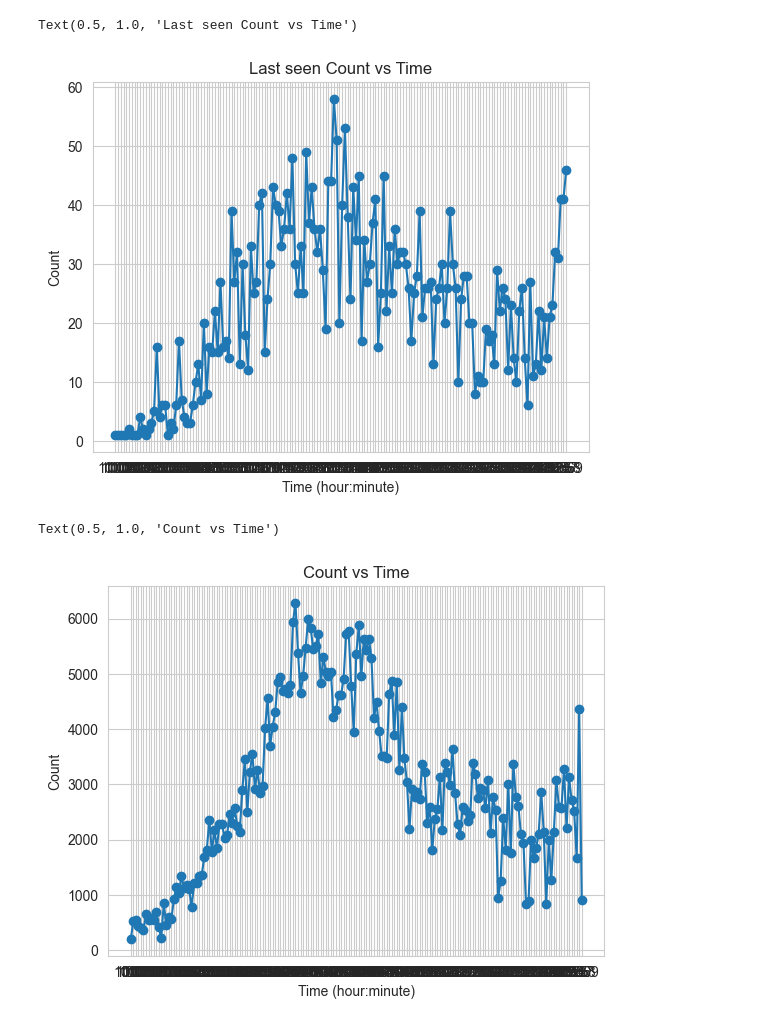
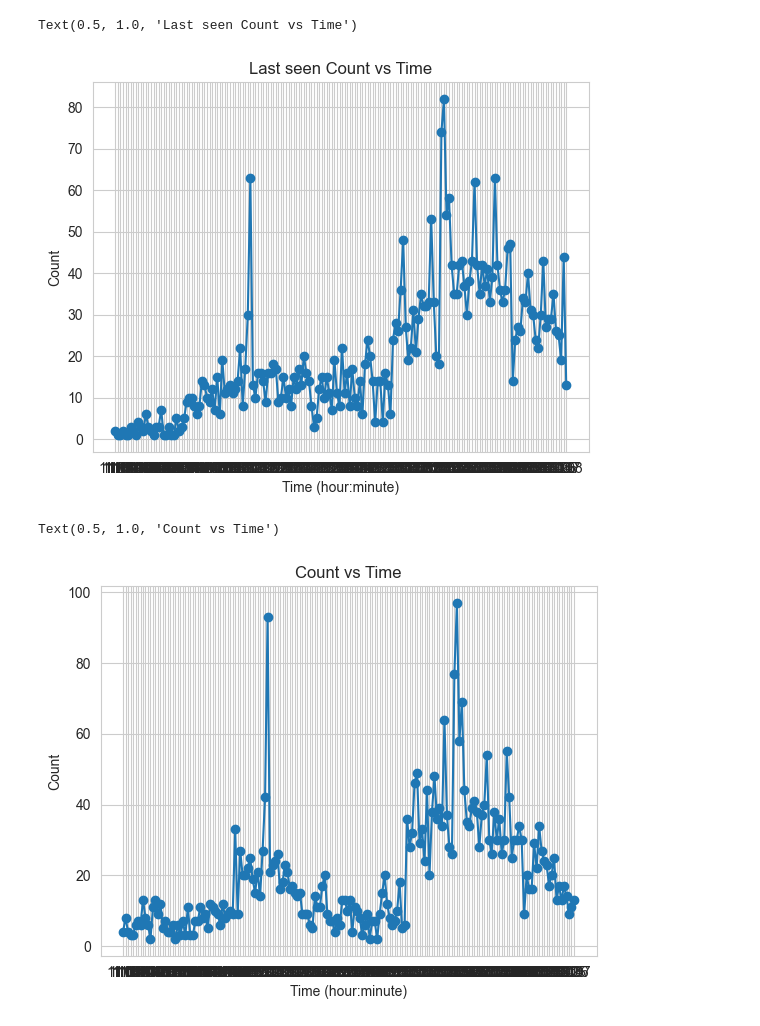
Before and after one commit to danielbischofff/dataLiteracyPeopleCounting, a Jupyter notebook: src/Wednesday_analysis.ipynb, the cells around one changed output. Saved outputs shown, nothing was run; the diff lists cells and outputs as text; code cells hidden in the pictures.

```diff
--- a/src/Wednesday_analysis.ipynb
+++ b/src/Wednesday_analysis.ipynb
@@ -15,5 +17,5 @@ import binascii
 # %%
 df_all = pd.read_csv(
-    "C:\\Users\Philipp\OneDrive - UT Cloud\Data_literacy_mensa\Mensa_data_combined\\wednesday100124.csv")
+    "C:\\Users\Philipp\OneDrive - UT Cloud\Data_literacy_mensa\Mensa_data_combined\\Tuesday090124.csv")
 df_all
 # %% [output]
@@ -33,5 +35,5 @@ df_all
 # %%
-df_all = df_all.loc[df_all["_ws.col.protocol"] == "802.11"]
+#df_all = df_all.loc[df_all["_ws.col.protocol"] == "EAP"]
 df_all["frame.time"] = df_all["frame.time"].str.replace(r':\d+\.\d+', '', regex=True)
 df_all["frame.time"].value_counts().sort_index().plot(kind='density')
 # %% [output]
@@ -45,5 +42,5 @@ See the caveats in the documentation: https://pandas.pydata.org/pandas-docs/stab
 # %%
-df_all['date-time'] = pd.to_datetime(df_all['frame.time'].str.replace('Mitteleuropäische Zeit', 'CET'),
+df_all['date-time'] = pd.to_datetime(df_all['frame.time'].str.replace('MitteleuropÃ¤ische Zeit', 'CET'),
                                      format='%b %d, %Y %H:%M %Z')
 df_all['hour:minute'] = df_all['date-time'].dt.strftime('%H:%M')
 df_all
@@ -143,0 +162,35 @@ result = result.to_numpy()
+# %%
+eduroam_ssid = "656475726f616d"
+
+# Authentication with all networks around
+df_dpa = df_all.loc[df_all['_ws.col.protocol'] == "EAP"]
+
+# Authentication with all cisco devices
+df_dpa_cisco = df_dpa.loc[df_dpa["wlan.sa"].str.match(cisco_pattern)]
+
+# Authenticated mac addresses as a list
+dpa_cisco_list = df_dpa_cisco["wlan.da"].unique().tolist()
+
+# All data filterd for eduroam, UTGuest and Guest
+df = df_all.loc[(df_all["wlan.ssid"] == eduroam_ssid)|(df_all["wlan.ssid"] == "55546775657374" )|( df_all["wlan.ssid"] =="4775657374")]
+
+# all unique mac addresses with the ssids
+all_sources = df["wlan.sa"].unique().tolist()
+
+# Combination of mac addresses of the ssids and EPA
+combined_macs = list(set(all_sources + dpa_cisco_list))
+
+print(f"Number of unqiue mac addresses verfied by cisco: {df_dpa_cisco['wlan.da'].nunique()}")
+
+# All entries that use the resulting mac addresses
+df = df_all.loc[df_all['wlan.sa'].isin(combined_macs)]
+
+# result_concat = pd.concat([result, result_da])
+# result_concat = result_concat
+# # Step 2: Group by beacons and count the number of unique entries in wlan.sa
+# unique_sa_counts = df_all.groupby("wlan.ssid")["wlan.sa"].nunique().reset_index()
+# unique_sa_counts.columns = ["wlan.ssid", "unique_sa_count"]
+#
+# # Step 3: Merge the two DataFrames on "wlan.ssid"
+# result = pd.merge(ssids_counts, unique_sa_counts, on="wlan.ssid")
+# result = result.to_numpy()
@@ -219,16 +290,16 @@ plt.ylabel('Count')
 plt.title('Last seen Count vs Time')
 # %% [output]
 Text(0.5, 1.0, 'Last seen Count vs Time')
-[figure, old version]
+[figure, new version]
 # %%
-per_min = pd.DataFrame(df["hour:minute"].value_counts().sort_index())
+per_min = pd.DataFrame(df_first["hour:minute"].value_counts().sort_index())
 plt.plot(per_min['count'], marker='o')
 plt.xlabel('Time (hour:minute)')
 plt.ylabel('Count')
 plt.title('Count vs Time')
 # %% [output]
 Text(0.5, 1.0, 'Count vs Time')
-[figure, old version]
+[figure, new version]
 # %%
 dtt = pd.DataFrame({'hour:minute': per_min.index.tolist(), 'count': per_min["count"]})
 dtt['hour:minute'] = pd.to_datetime(dtt['hour:minute'], format=None)
```
Also changed, not shown: parts of 13 cells of this notebook, 2 other files.
